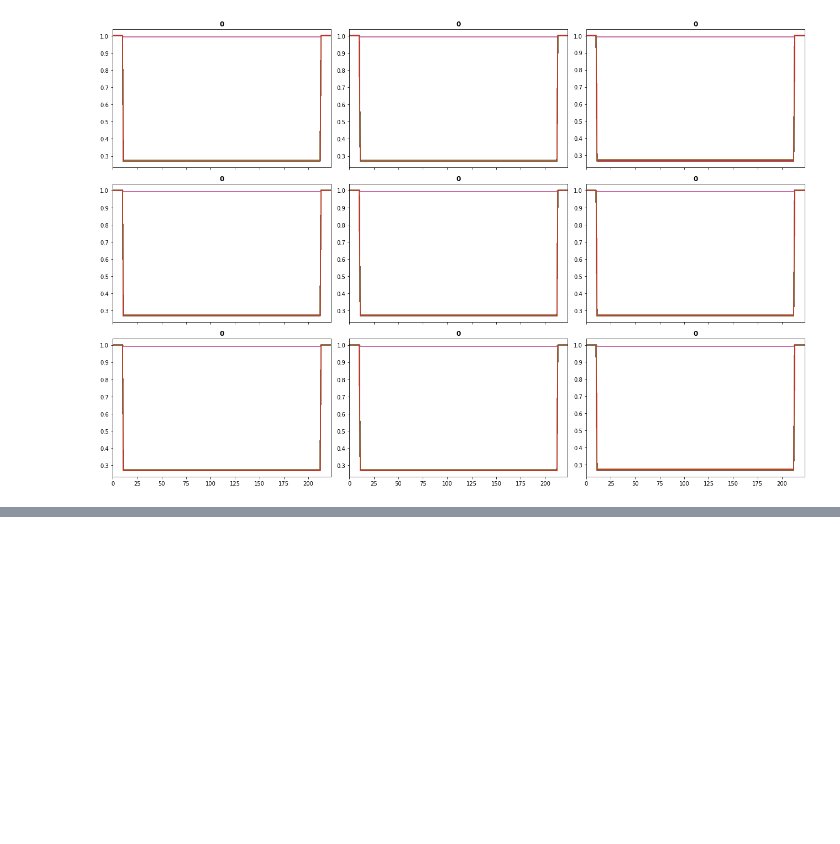
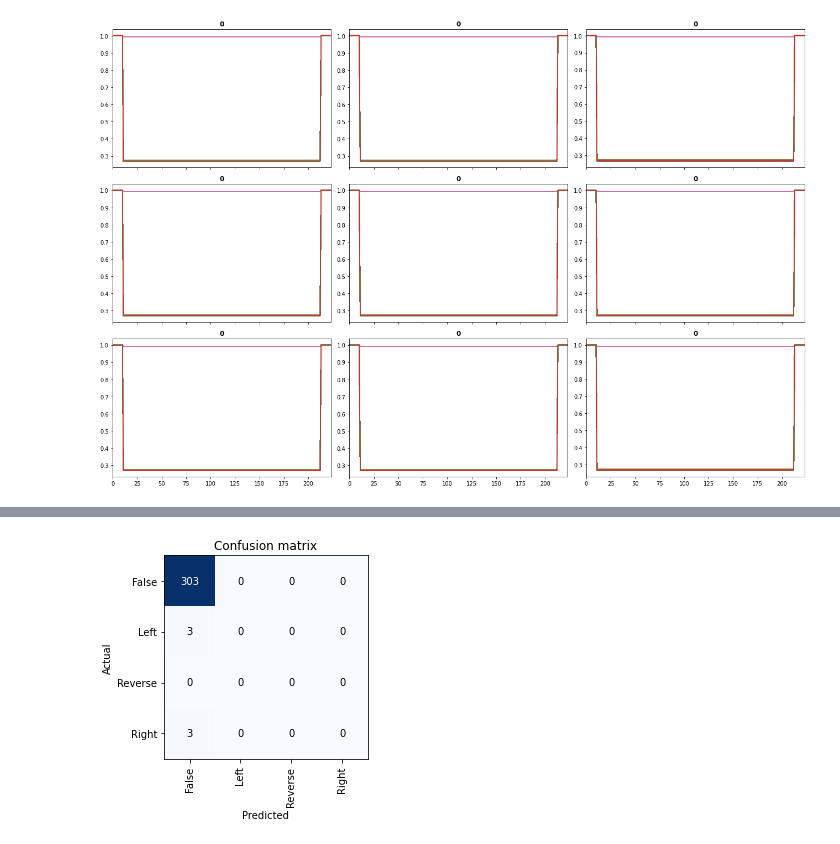
Before and after one commit to aivill-project/v2x_ts, a Jupyter notebook: V2X_process.ipynb, the cells around one changed output, grey strips where cells are left out. Saved outputs shown, nothing was run; the diff lists cells and outputs as text; code cells hidden in the pictures; blank space fills up the shorter version.

```diff
--- a/V2X_process.ipynb
+++ b/V2X_process.ipynb
@@ -340,0 +438,4 @@ training time: 00:00:43
+# %%
+interp = ClassificationInterpretation.from_learner(learner)
+interp.plot_confusion_matrix()
+# %% [output]
@@ -340,0 +444 @@ training time: 00:00:43
+[figure, added]
```
Also changed, not shown: parts of 15 cells of this notebook, 2 other files.
